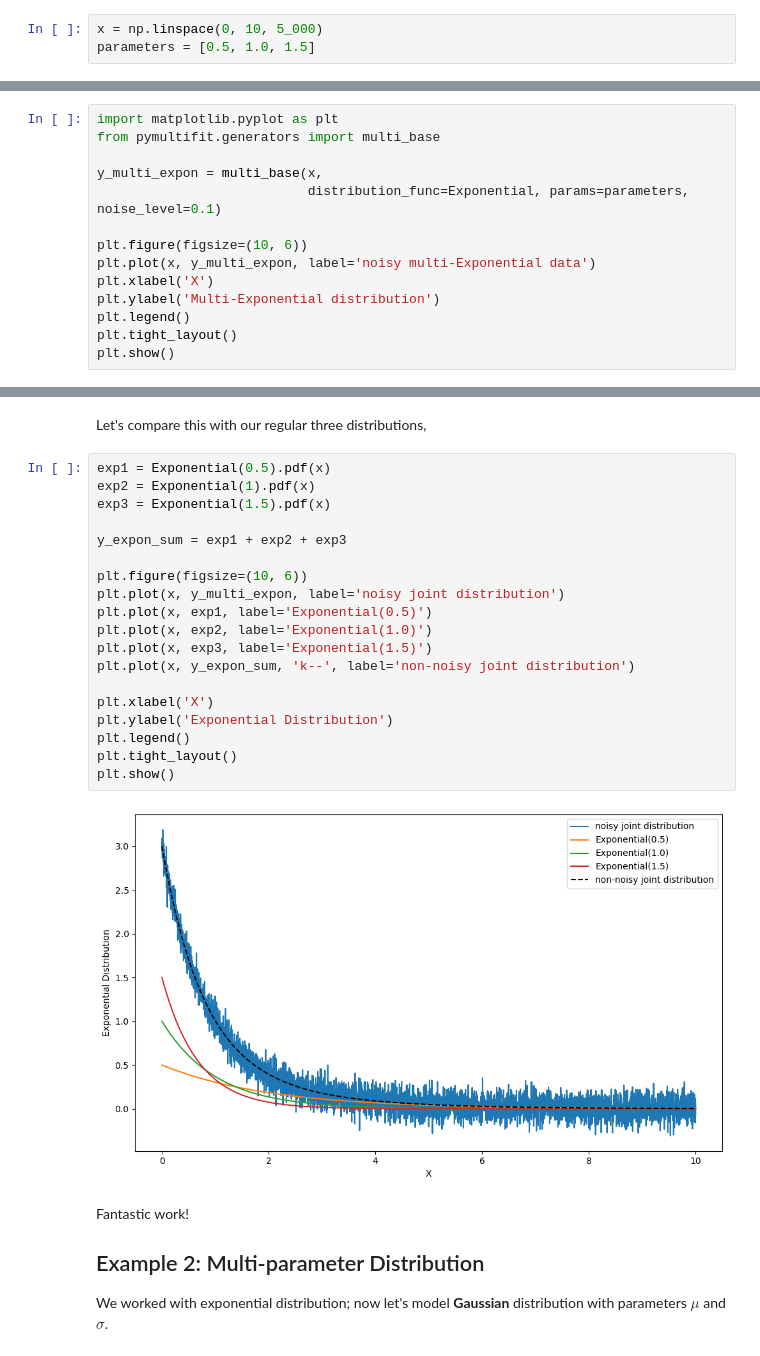
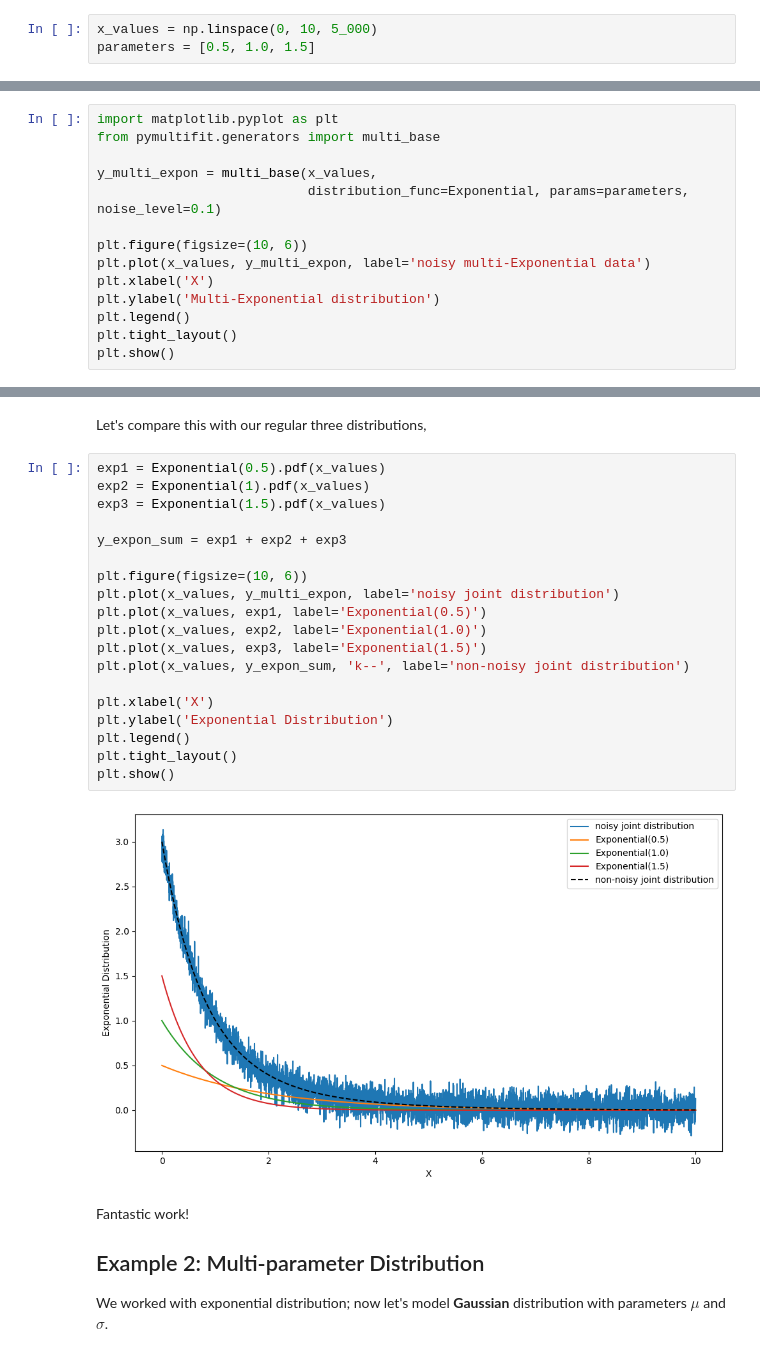
Before and after one commit to syedalimohsinbukhari/pyMultiFit, a Jupyter notebook: tutorials/002__generator_class.ipynb, the cells around one changed output, grey strips where cells are left out. Saved outputs shown, nothing was run; the diff lists cells and outputs as text.

```diff
--- a/tutorials/002__generator_class.ipynb
+++ b/tutorials/002__generator_class.ipynb
@@ -66,7 +66,7 @@ In the case of our exponential distribution, we only need one parameter, $\lambd
     <strong>Note:</strong> Although in this example the parameters are passed as <strong>list of floats</strong> instead of the intended <strong>list of tuples of floats</strong> this is because the distribution only requires a single parameter. This will not work with distributions using multiple parameters, as will be demonstrated in the next example.
 </div>
 # %%
-x = np.linspace(0, 10, 5_000)
+x_values = np.linspace(0, 10, 5_000)
 parameters = [0.5, 1.0, 1.5]
 # %% [markdown]
 The parameters for the distribution **should** always be passed as a tuple of parameters, even if it is a single parameter.
@@ -76,11 +76,11 @@ Let's also add a small, $\mathcal{N}(0, 0.1)$ noise to the data.
 import matplotlib.pyplot as plt
 from pymultifit.generators import multi_base
 
-y_multi_expon = multi_base(x,
+y_multi_expon = multi_base(x_values,
                            distribution_func=Exponential, params=parameters, noise_level=0.1)
 
 plt.figure(figsize=(10, 6))
-plt.plot(x, y_multi_expon, label='noisy multi-Exponential data')
+plt.plot(x_values, y_multi_expon, label='noisy multi-Exponential data')
 plt.xlabel('X')
 plt.ylabel('Multi-Exponential distribution')
 plt.legend()
@@ -91,26 +91,26 @@ plt.show()
 # %% [markdown]
 Let's compare this with our regular three distributions,
 # %%
-exp1 = Exponential(0.5).pdf(x)
-exp2 = Exponential(1).pdf(x)
-exp3 = Exponential(1.5).pdf(x)
+exp1 = Exponential(0.5).pdf(x_values)
+exp2 = Exponential(1).pdf(x_values)
+exp3 = Exponential(1.5).pdf(x_values)
 
 y_expon_sum = exp1 + exp2 + exp3
 
 plt.figure(figsize=(10, 6))
-plt.plot(x, y_multi_expon, label='noisy joint distribution')
-plt.plot(x, exp1, label='Exponential(0.5)')
-plt.plot(x, exp2, label='Exponential(1.0)')
-plt.plot(x, exp3, label='Exponential(1.5)')
-plt.plot(x, y_expon_sum, 'k--', label='non-noisy joint distribution')
+plt.plot(x_values, y_multi_expon, label='noisy joint distribution')
+plt.plot(x_values, exp1, label='Exponential(0.5)')
+plt.plot(x_values, exp2, label='Exponential(1.0)')
+plt.plot(x_values, exp3, label='Exponential(1.5)')
+plt.plot(x_values, y_expon_sum, 'k--', label='non-noisy joint distribution')
 
 plt.xlabel('X')
 plt.ylabel('Exponential Distribution')
 plt.legend()
 plt.tight_layout()
 plt.show()
 # %% [output]
-[figure, old version]
+[figure, new version]
 # %% [markdown]
 Fantastic work!
 
```
Also changed, not shown: parts of 4 cells of this notebook, 18 other files.
